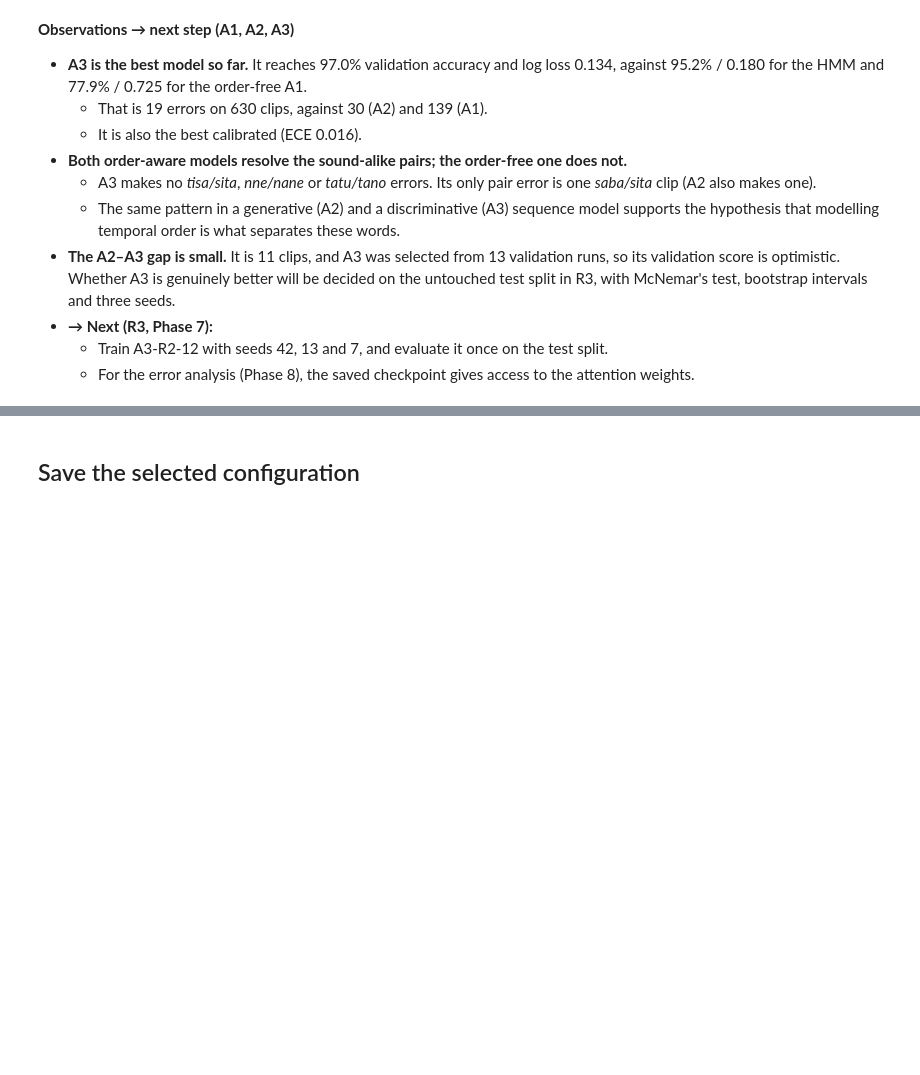
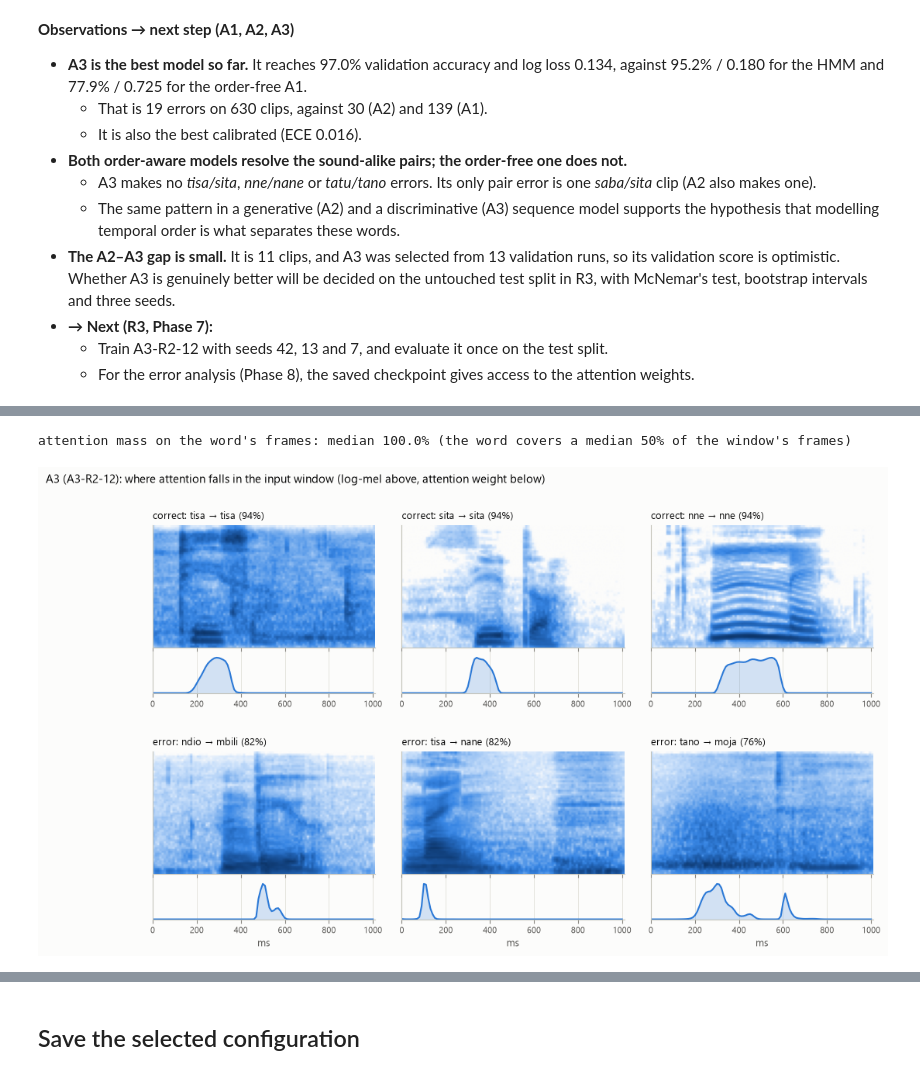
Before and after one commit to Hassan-Adelani-Luqman/nlp-sequential-modeling-group21, a Jupyter notebook: notebooks/03_bilstm.ipynb, the cells around one changed output, grey strips where cells are left out. Drawn from its saved outputs; the diff is of its cells as text; code cells hidden in the pictures; blank space fills up the shorter version.

```diff
--- a/notebooks/03_bilstm.ipynb
+++ b/notebooks/03_bilstm.ipynb
@@ -386,0 +400,18 @@ plt.show()
+# %%
+R3_SEEDS = (42, 13, 7)
+MODEL_KEYS = ("features", "model", "train", "augment")
+final_cfg = {k: A3_BEST["params"][k] for k in MODEL_KEYS}
+r3 = {}
+for seed in R3_SEEDS:
+    seed_runner = ExperimentRunner(val, NAMES, member=MEMBER, notebook="notebooks/03_bilstm.ipynb", seed=seed, rerun=RERUN)
+    r3[seed] = seed_runner.run("A3-R3-01", f"final configuration ({A3_BEST['exp_id']}) retrained with seed {seed}",
+                               "seed variance on validation; checkpoints for the Phase 7 test evaluation",
+                               a3_fit_predict("A3-R3-01", final_cfg, seed=seed), {**final_cfg, "seed": seed})
+seed_table = pd.DataFrame({seed: {"val log loss": r["metrics"]["log_loss"], "val accuracy": r["metrics"]["accuracy"],
+                                  "val macro-F1": r["metrics"]["macro_f1"], "ECE": r["metrics"]["ece"]}
+                           for seed, r in r3.items()}).T
+seed_table.index.name = "seed"
+spread = seed_table.agg(["mean", "std"])
+fmt = {"val log loss": "{:.3f}", "val accuracy": "{:.1%}", "val macro-F1": "{:.3f}", "ECE": "{:.3f}"}
+display(seed_table.style.format(fmt))
+display(spread.style.format(fmt))
@@ -386,0 +471,51 @@ plt.show()
+# %%
+model, scaler, X_att, att_cfg = load_a3(A3_BEST["exp_id"])
+with torch.no_grad():
+    logits, attn = model(torch.from_numpy(scaler.transform(X_att)), return_attention=True)
+probs, attn = torch.softmax(logits, 1).numpy(), attn.numpy()
+pred, conf = probs.argmax(1), probs.max(1)
+
+# Log-mel of the same window, for display and to locate the word (the model itself reads MFCCs).
+S_att = cached_features(val, **{**{k: v for k, v in att_cfg["features"].items() if k != "n_mfcc"}, "feature": "logmel"})
+loud = frame_loudness(S_att)
+word_frames = loud >= loud.max(axis=1, keepdims=True) - 25          # frames within 25 dB of the clip's peak
+mass_on_word = (attn * word_frames).sum(1)
+print(f"attention mass on the word's frames: median {np.median(mass_on_word):.1%} "
+      f"(the word covers a median {np.median(word_frames.mean(1)):.0%} of the window's frames)")
+
+picks = []
+for w in ("tisa", "sita", "nne"):
+    c = NAMES.index(w)
+    idx = np.where((y_val == c) & (pred == c))[0]
+    if len(idx):
+        picks.append(("correct", idx[np.argmax(conf[idx])]))
+wrong = np.where(pred != y_val)[0]
+picks += [("error", i) for i in wrong[np.argsort(-conf[wrong])][:3]]
+
+cols = 3
+fig = plt.figure(figsize=(12, 6.6))
+outer = fig.add_gridspec(2, cols, hspace=0.35, wspace=0.12)
+frame_ms = np.arange(S_att.shape[1]) * 10
+for k, (kind, i) in enumerate(picks[: 2 * cols]):
+    inner = outer[k // cols, k % cols].subgridspec(2, 1, height_ratios=[3, 1], hspace=0.06)
+    ax_s = fig.add_subplot(inner[0])
+    ax_a = fig.add_subplot(inner[1], sharex=ax_s)
+    ax_s.imshow(S_att[i].T, origin="lower", aspect="auto", cmap=blue_cmap(), extent=[0, frame_ms[-1] + 10, 0, S_att.shape[2]])
+    ax_s.set_yticks([])
+    ax_s.grid(False)
+    ax_s.tick_params(labelbottom=False)
+    ax_s.set_title(f"{kind}: {NAMES[y_val[i]]} → {NAMES[pred[i]]} ({conf[i]:.0%})", fontsize=9, loc="left")
+    ax_a.plot(frame_ms, attn[i], color=SERIES[0], lw=1.5)
+    ax_a.fill_between(frame_ms, attn[i], color=SERIES[0], alpha=0.2, linewidth=0)
+    ax_a.set_ylim(0, attn[i].max() * 1.15)
+    ax_a.set_yticks([])
+    ax_a.grid(axis="y", visible=False)
+    if k // cols == 1:
+        ax_a.set_xlabel("ms")
+fig.suptitle(f"A3 ({A3_BEST['exp_id']}): where attention falls in the input window (log-mel above, attention weight below)",
+             x=0.01, ha="left", fontsize=11)
+save_figure(fig, "a3_attention_examples")
+plt.show()
+# %% [output]
+attention mass on the word's frames: median 100.0% (the word covers a median 50% of the window's frames)
+[figure, added]
```
Also changed, not shown: parts of 13 cells of this notebook, 16 other files.
